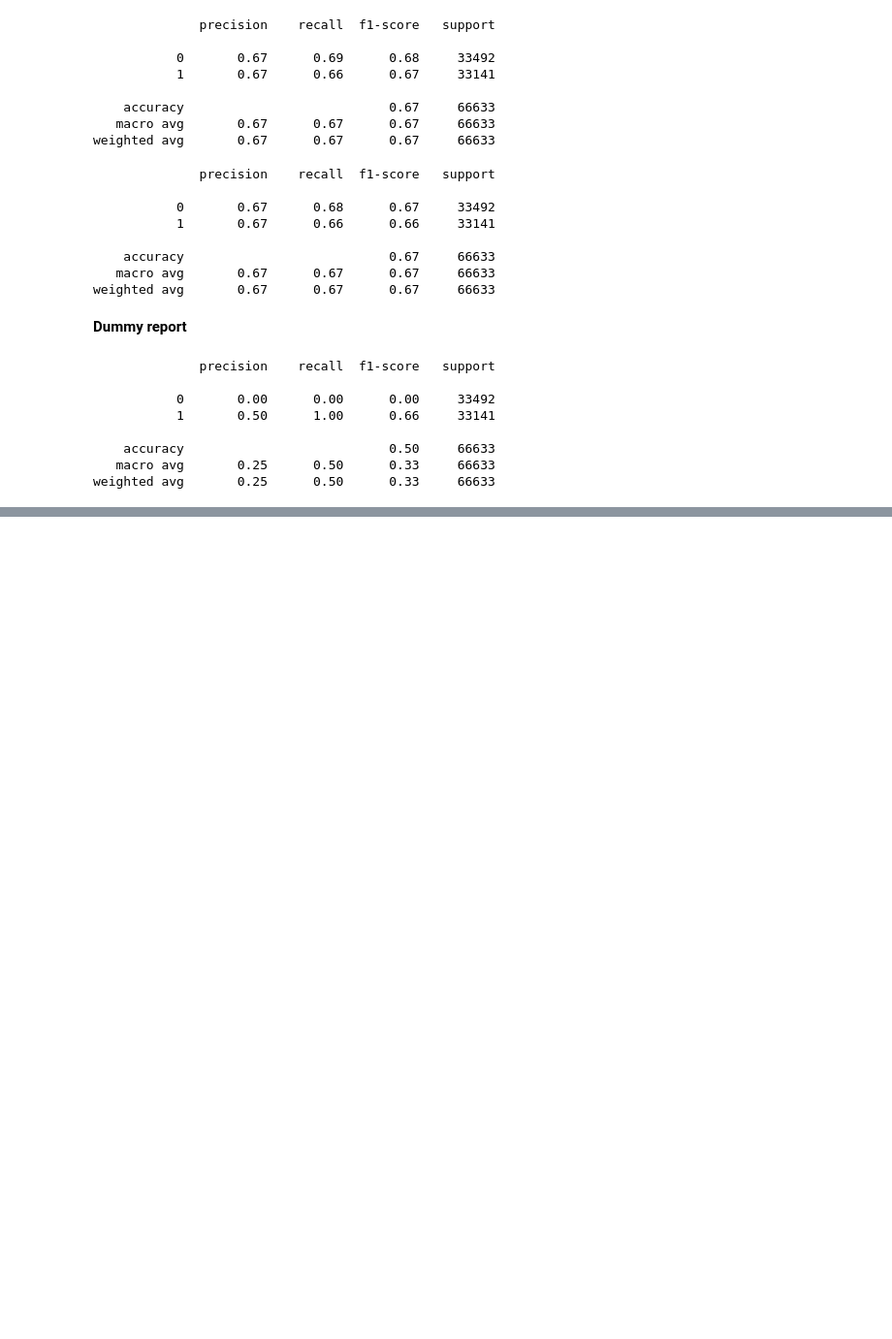
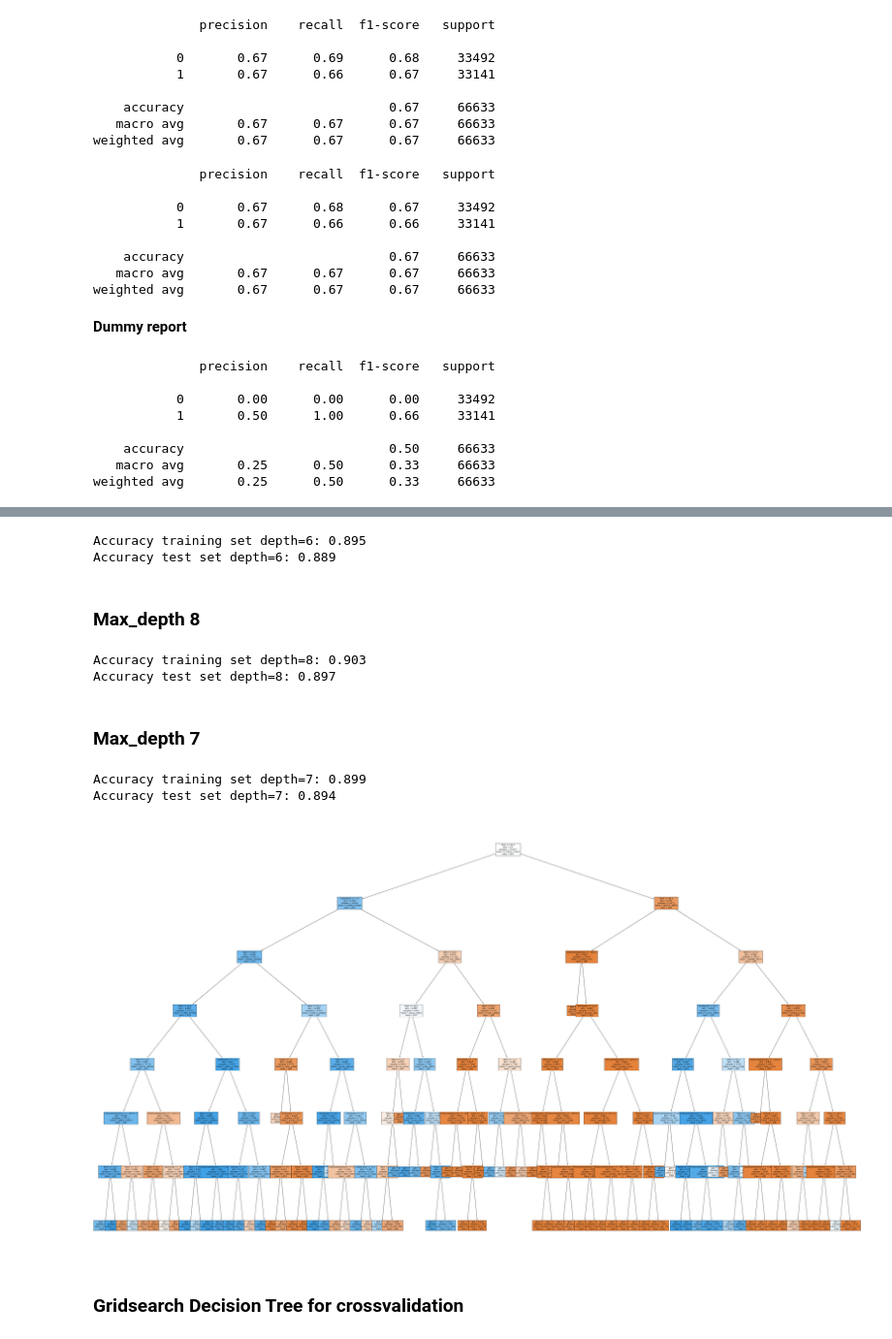
Before and after one commit to andreasmonster/bigdata, a Jupyter notebook: SBAnational_final.ipynb, the cells around one changed output, grey strips where cells are left out. Shown at 97% size. Cells and saved outputs as stored; diff of their text form; code cells hidden in the pictures; blank space fills up the shorter version.

```diff
--- a/SBAnational_final.ipynb
+++ b/SBAnational_final.ipynb
@@ -422,0 +491,62 @@ Conclusion: Theres indications that the model is slightly better at predicting s
+# %%
+#Creating decision tree with depth 6
+
+Decision_T_6 = DecisionTreeClassifier(max_depth=6, random_state=42, min_samples_leaf=500)
+
+Decision_T_6.fit(x_train, y_train)
+Decision_T_6_y_prediction = Decision_T_6.predict(x_test)
+
+
+print("Accuracy training set depth=6: {:.3f}".format(Decision_T_6.score(x_train, y_train)))
+print("Accuracy test set depth=6: {:.3f}".format(Decision_T_6.score(x_test, y_test)))
+# %% [output]
+Accuracy training set depth=6: 0.895
+Accuracy test set depth=6: 0.889
+# %% [markdown]
+### Max_depth 8
+# %%
+#Creating decision tree with depth 8
+
+Decision_T_8 = DecisionTreeClassifier(max_depth=8, random_state=42, min_samples_leaf=500)
+
+Decision_T_8.fit(x_train, y_train)
+Decision_T_8_y_prediction = Decision_T_8.predict(x_test)
+
+
+print("Accuracy training set depth=8: {:.3f}".format(Decision_T_8.score(x_train, y_train)))
+print("Accuracy test set depth=8: {:.3f}".format(Decision_T_8.score(x_test, y_test)))
+# %% [output]
+Accuracy training set depth=8: 0.903
+Accuracy test set depth=8: 0.897
+# %% [markdown]
+### Max_depth 7
+# %%
+#Creating decision tree with depth 8
+
+Decision_T_7 = DecisionTreeClassifier(max_depth=7, random_state=42, min_samples_leaf=500)
+
+Decision_T_7.fit(x_train, y_train)
+Decision_T_7_y_prediction = Decision_T_7.predict(x_test)
+
+
+print("Accuracy training set depth=7: {:.3f}".format(Decision_T_7.score(x_train, y_train)))
+print("Accuracy test set depth=7: {:.3f}".format(Decision_T_7.score(x_test, y_test)))
+# %% [output]
+Accuracy training set depth=7: 0.899
+Accuracy test set depth=7: 0.894
+# %%
+#Creating several instances of decisiontrees, one of each depth. (Source: Exercise 4)
+#Will be saved to folder
+
+
+plt.figure(figsize=(70,40))  # set plot size (denoted in inches)
+tree.plot_tree(Decision_T_7,
+               class_names=True,
+               feature_names=list(x_train.columns), # label features with the column names from X
+               filled=True, # color nodes to indicate majority class
+               fontsize=10)
+plt.savefig('big_tree_7.png', bbox_inches='tight') # save plot as png file
+# %% [output]
+[figure, added]
+# %% [markdown]
+### Gridsearch Decision Tree for crossvalidation
```
Also changed, not shown: parts of 24 cells of this notebook.
